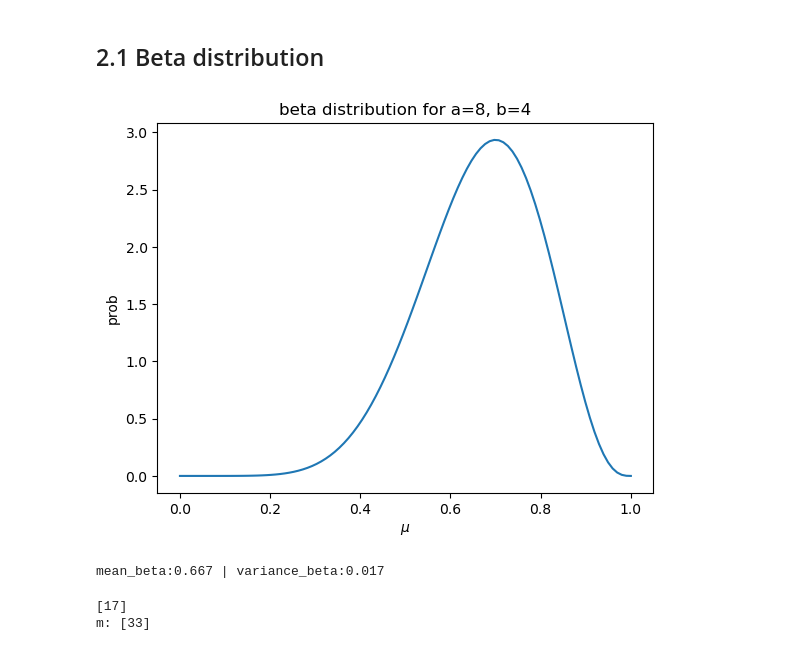
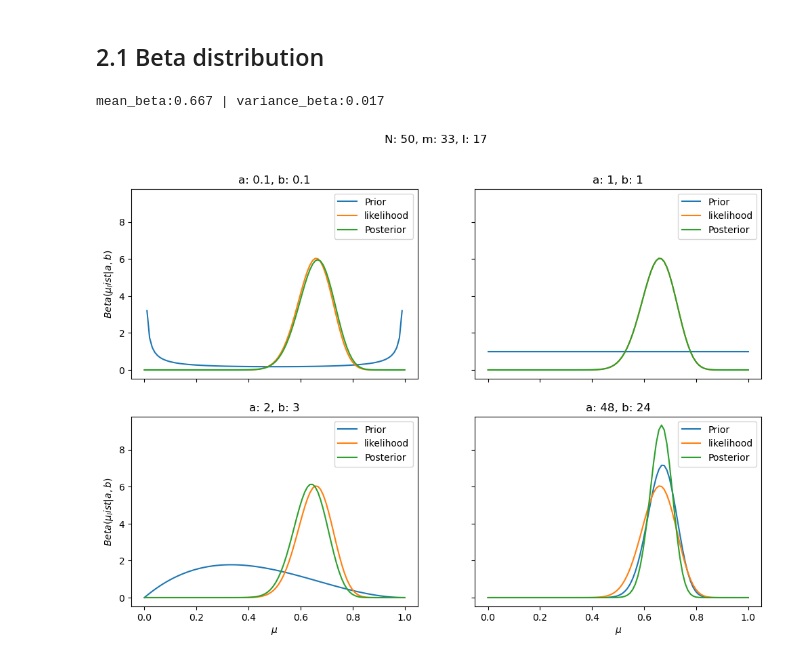
Before and after one commit to gyuhui20/PRML, a Jupyter notebook: 240715.ipynb, the cells around one changed output. Drawn from its saved outputs; the diff is of its cells as text; code cells hidden in the pictures.

Commit message:
chp2.1.2 beta dist.

```diff
--- a/240715.ipynb
+++ b/240715.ipynb
@@ -13,12 +13,3 @@ a, b = 8,4
-# %%
-
-plt.plot(mu_list, beta(a,b,mu_list))
-plt.title(f'beta distribution for a={a}, b={b}')
-plt.xlabel(r'$\mu$')
-plt.ylabel('prob')
-plt.show()
-# %% [output]
-[figure, removed]
 # %%
 numer,_  = integrate.quad(lambda mu: (mu*beta(a,b,mu)),0,1)
 denom,_ = integrate.quad(lambda mu: beta(a,b,mu),0,1)
@@ -30,14 +21,4 @@ var_beta = numer1 / denom1 - mean_beta**2
 print(f"mean_beta:{mean_beta:.3f} | variance_beta:{var_beta:.3f}")
 # %% [output]
 mean_beta:0.667 | variance_beta:0.017
-# %%
-N, mu_ = 50, 0.3
-datas_bin = np.random.binomial(N, mu_, 1)
-print(datas_bin)
-m = N - datas_bin
-l = N - m
-print("m:",m)
-# %% [output]
-[17]
-m: [33]
 # %%
@@ -50,3 +31,58 @@ def norm_likelihood(mu_,N,m):
     return result
+# %%
+def gamma_fn(a):
+    return special.gamma(a)
+
+def post_beta(mu,m,l,a,b):
+    result = mu**(m+a-1) * (1-mu)**(l+b-1) * gamma_fn(m+l+a+b) / (gamma_fn(m+a)*gamma_fn(l+b))
+    return result
+
+a_list = [0.1, 1, 2, 48]
+b_list = [0.1, 1, 3, 24]
+
+mu_list = np.linspace(0,1,100)
+N = 50
+datas_bin = np.random.binomial(N, 0.3, 1)
+m = N - datas_bin
+l = N - m
+likelihood = norm_likelihood(mu_list,N,m)
+# %%
+fig, axes = plt.subplots(2, 2, sharex=True, sharey=True, figsize=(12, 8))
+
+axes[0, 0].plot(mu_list, beta(a_list[0], b_list[0], mu_list), label=f'Prior')
+axes[0, 0].plot(mu_list, likelihood, label='likelihood')
+axes[0, 0].plot(mu_list, post_beta(mu_list, m, l, a_list[0], b_list[0]), label=f'Posterior')
+axes[0, 0].set_ylabel(r"$Beta(\mu_list|a,b)$")
+axes[0, 0].legend()
+axes[0, 0].set_title(f'a: {a_list[0]}, b: {b_list[0]}')
+#axes[0, 0].scatter(mu_list[np.argmax(post_beta(mu_list, m, l, a_list[0], b_list[0]))],post_dist[np.argmax(post_dist)], color='red')
+#axes[0, 0].annotate(f'{mu_list[np.argmax(post_dist)]:.3f}',(mu_list[np.argmax(post_dist)],post_dist[np.argmax(post_dist)]) )
+
+axes[0, 1].plot(mu_list, beta(a_list[1], b_list[1], mu_list), label=f'Prior')
+axes[0, 1].plot(mu_list, likelihood, label='likelihood')
+axes[0, 1].plot(mu_list, post_beta(mu_list, m, l, a_list[1], b_list[1]), label=f'Posterior')
+axes[0, 1].legend()
+axes[0, 1].set_title(f'a: {a_list[1]}, b: {b_list[1]}')
+
+axes[1, 0].plot(mu_list, beta(a_list[2], b_list[2], mu_list), label=f'Prior')
+axes[1, 0].plot(mu_list, likelihood, label='likelihood')
+axes[1, 0].plot(mu_list, post_beta(mu_list, m, l, a_list[2], b_list[2]), label=f'Posterior')
+axes[1, 0].set_xlabel(r"$\mu$")
+axes[1, 0].set_ylabel(r"$Beta(\mu_list|a,b)$")
+axes[1, 0].legend()
+axes[1, 0].set_title(f'a: {a_list[2]}, b: {b_list[2]}')
+
+axes[1, 1].plot(mu_list, beta(a_list[3], b_list[3], mu_list), label=f'Prior')
+axes[1, 1].plot(mu_list, likelihood, label='likelihood')
+axes[1, 1].plot(mu_list, post_beta(mu_list, m, l, a_list[3], b_list[3]), label=f'Posterior')
+axes[1, 1].set_xlabel(r"$\mu$")
+axes[1, 1].legend()
+axes[1, 1].set_title(f'a: {a_list[3]}, b: {b_list[3]}')
+
+
+plt.suptitle(f"N: {N}, m: {m[0]}, l: {l[0]}")
+plt.show()
+# %% [output]
+[figure, added]
 # %%
 
```
Also changed, not shown: parts of 4 cells of this notebook.
